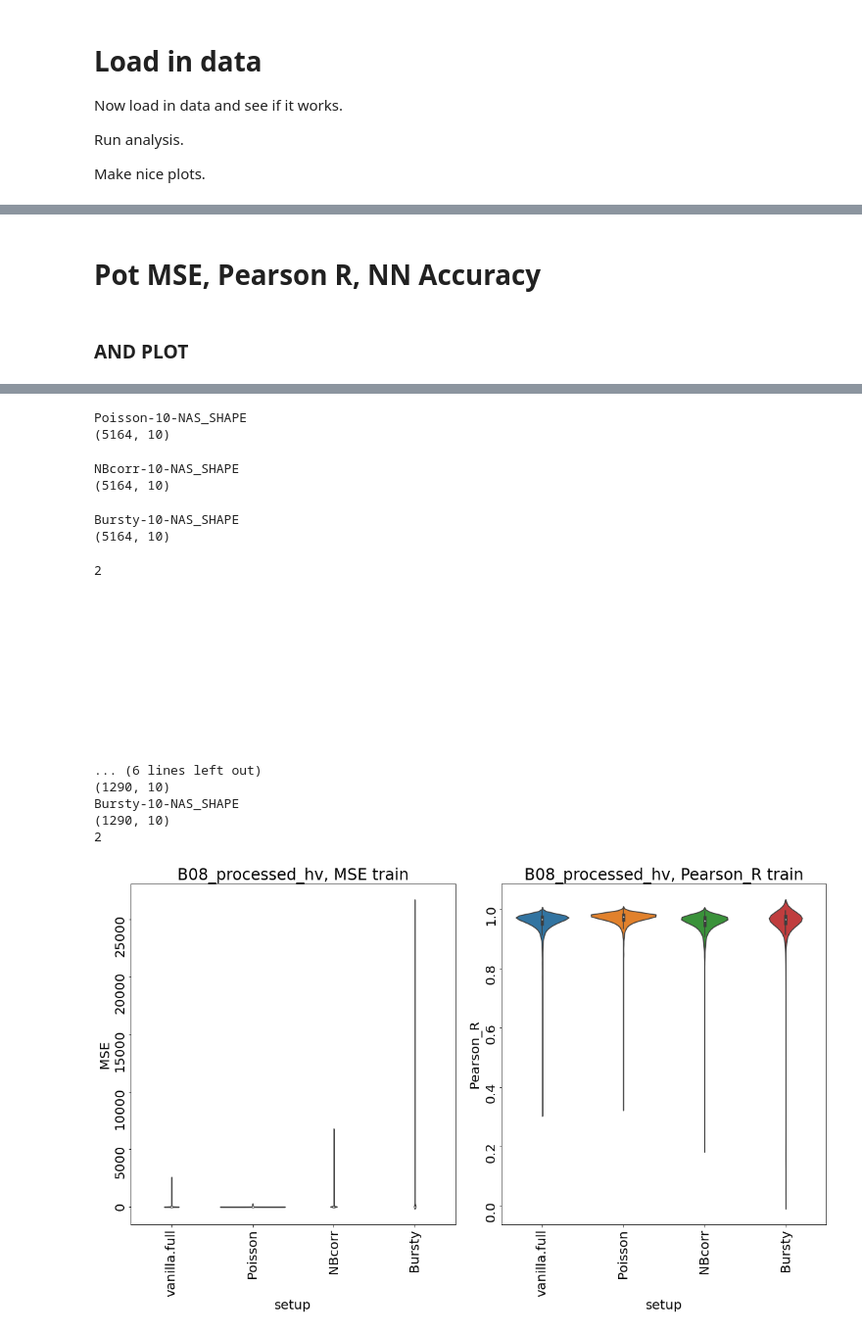
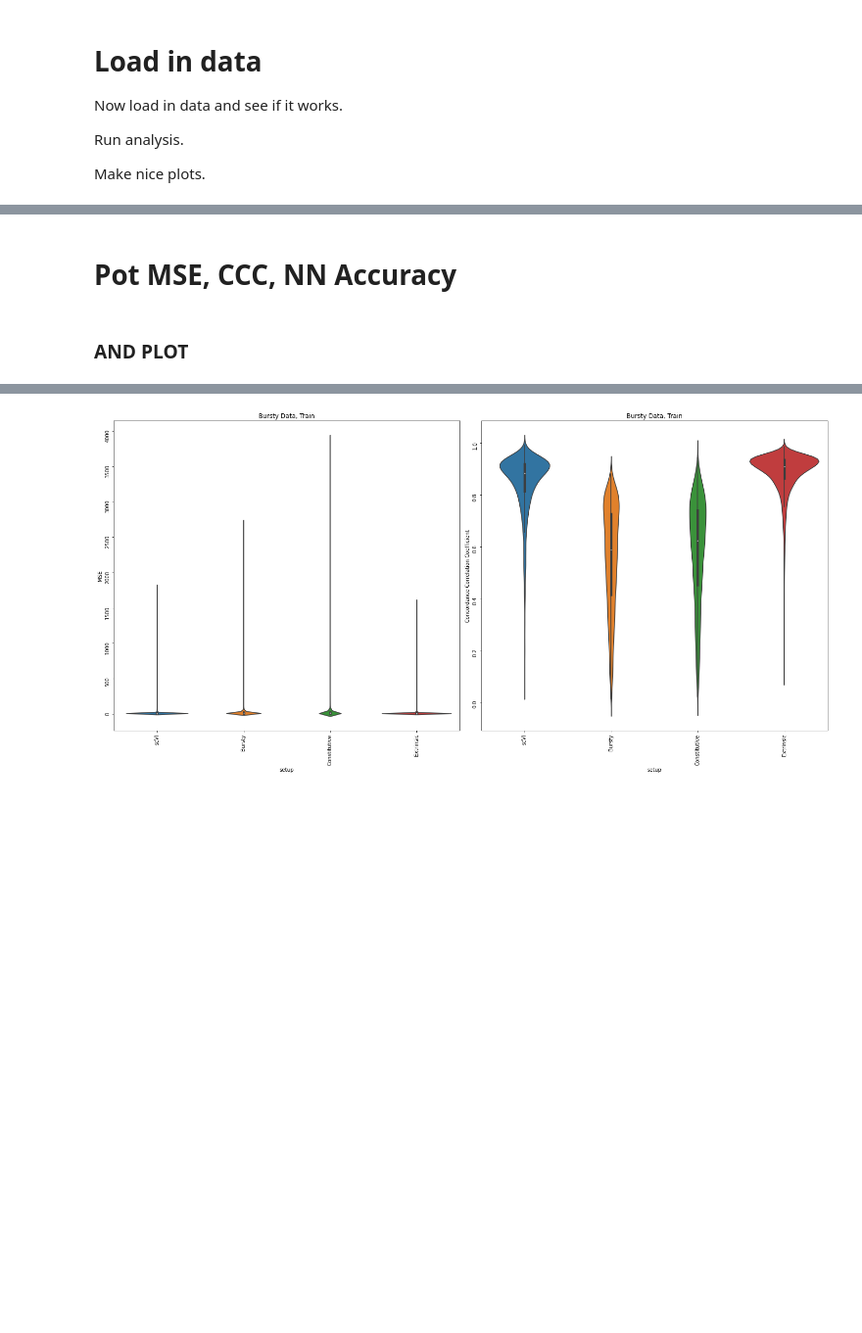
Before and after one commit to pachterlab/CGCCP_2023, a Jupyter notebook: Code/Notebooks/Analysis2_MSE.ipynb, the cells around one changed output, grey strips where cells are left out. Shown at 98% size. Cells and saved outputs as stored; diff of their text form; code cells hidden in the pictures; blank space fills up the shorter version.

```diff
--- a/Code/Notebooks/Analysis2_MSE.ipynb
+++ b/Code/Notebooks/Analysis2_MSE.ipynb
@@ -132,11 +133,13 @@ def get_metrics(name,results_dict,index,simulated_params = None):
 
       setup_metric_dict['MSE'] = np.array([ calc_MSE_1D(recon_means[i],obs_means[i]) for i in range(len(X_z)) ])
       setup_metric_dict['Pearson_R'] = np.array([ stats.pearsonr(recon_means[i], obs_means[i])[0] for i in range(len(X_z)) ])
+      setup_metric_dict['Concordance Correlation Coefficient'] = np.array([ ccc(recon_means[i], obs_means[i]) for i in range(len(X_z)) ])
 
     elif simulated_params is not None:
       print(cluster_assignments[0])
       setup_metric_dict['MSE'] = np.array([ calc_MSE_1D(recon_means[i],obs_means[cluster_assignments[i]]) for i in range(len(X_z)) ])
       setup_metric_dict['Pearson_R'] = np.array([ stats.pearsonr(recon_means[i], obs_means[cluster_assignments_[i]])[0] for i in range(len(X_z)) ])
+      setup_metric_dict['Concordance Correlation Coefficient'] = np.array([ ccc(recon_means[i], obs_means[cluster_assignments_[i]]) for i in range(len(X_z)) ])
 
     setup_metric_dict['nearest_neighbors'] = nn_percentages(X_z,cluster_assignments_)
 
@@ -179,23 +182,25 @@ adata = anndata.read_loom(data_dir+f'{name}.loom')
 if 'gene_name' in adata.var.columns:
     adata.var_names = adata.var['gene_name'].to_list()
 # %%
-if 'const' in name and simulated_params != None:
+if 'const' in name:
             obs_means_U = 1/10**simulated_params[:,:,0]
             obs_means_S = 1/10**simulated_params[:,:,1]
             obs_means = np.concatenate((obs_means_U,obs_means_S),axis=1)
-if 'bursty' in name and simulated_params != None:
+            obs_means_US = np.concatenate((obs_means_U,obs_means_S),axis=1)
+if 'bursty' in name:
             params = 10**simulated_params
             b,beta,gamma = params[:,:,0],params[:,:,1],params[:,:,2]
             obs_means_U = b/beta
             obs_means_S = b/gamma
             obs_means = np.concatenate((obs_means_U,obs_means_S),axis=1)
-if 'BVNB' in name and simulated_params != None:
+            obs_means_US = np.concatenate((obs_means_U,obs_means_S),axis=1)
+if 'extrinsic' in name:
             alpha = simulated_params[:,:,0]
             beta = 10**simulated_params[:,:,1]
             gamma = 10**simulated_params[:,:,2]
             obs_means_U =  alpha/beta
             obs_means_S = alpha/gamma
-            obs_means = np.concatenate((obs_means_U,obs_means_S),axis=1)
+            obs_means_US = np.concatenate((obs_means_U,obs_means_S),axis=1)
 # %%
 cell_types = results_dict.pop('Cell Type')
 
@@ -292,6 +323,9 @@ No artists with labels found to put in legend.  Note that artists whose label st
 # %% [markdown]
-# Pot MSE, Pearson R, NN Accuracy
+# Pot MSE, CCC, NN Accuracy
 # %%
+data_name_change = {'bursty_20ct_many' :'Bursty Data',
+                    'const_20ct_many' : 'Constitutive Data', 'extrinsic_20ct_many' : 'Extrinsic'}
+
 def get_df_plot(metric_df,metric):
   ''' Returns a dataframe in an easily plot-able format given metric_df and the metric targetted to plot.
   '''
@@ -317,14 +351,15 @@ def get_df_plot(metric_df,metric):
 
 def plot_metrics(metric_dict,name,metrics,T,zoom=None):
 
-  fig,axes = plt.subplots(1,len(metrics),figsize= (8*len(metrics),10))
+  fig,axes = plt.subplots(1,len(metrics),figsize= (10*len(metrics),10))
   print(len(axes))
   #plt.xticks(rotation=90)
   for i,m in enumerate(metrics):
     ax = axes[i]
     plot_df = get_df_plot(metric_dict,m)
     _ = sns.violinplot(x="variable", y="value", data=plot_df.melt().dropna(),ax=ax)
-    ax.set_title(f'{name}, {m} {T}')
+    name_ = data_name_change[name]
+    ax.set_title(f'{name_}, {T}')
     ax.tick_params(labelrotation=90)
     if zoom is not None:
         ax.set_ylim(0,100)
@@ -335,32 +370,35 @@ def plot_metrics(metric_dict,name,metrics,T,zoom=None):
 # %% [markdown]
 ### AND PLOT
 # %%
-# # Calculate MSE, Pearson R, and Nearest Neighbor accuracy
+# # Calculate MSE, CCC, and Nearest Neighbor accuracy
 
-for T in ['train','test']:
+for T in ['Train','Test']:
 
-    if T == 'train':
+    if T == 'Train':
         index = train_index
-    if T == 'test':
+    if T == 'Test':
         index = test_index
 
 
     metric_dict = get_metrics(name,results_dict,index,simulated_params)
 
-    metrics = ['MSE','Pearson_R']
+    metrics = ['MSE','Concordance Correlation Coefficient']
     plot_metrics(metric_dict,name,metrics,T,zoom=None)
-    plt.savefig(f'../../results/{name}_figs/MSE_Pearson_R_{T}.png')
+    #plt.savefig(f'../../results/{name}_figs/MSE_CCC_{T}.png')
 
 #     metrics = ['Pearson_R','Pearson_R']
 #     plot_metrics(metric_dict,name,metrics,T)
+
     #plt.savefig(f'../results/{name}_figs/Pearson_R_{T}.png')
 
     plot_df = get_df_plot(metric_dict,metric='nearest_neighbors')
     plt.figure(figsize=(11, 8))
     sns.boxplot(x="variable", y="value", data=plot_df.melt().dropna())
     plt.xticks(rotation=90)
-    plt.xlabel('setup')
-    plt.ylabel('Nearest Neighbor Percentage')
-    plt.title(f'data: {name}, Nearest Neighbor, {T}')
-    plt.savefig(f'../../results/{name}_figs/nn_percentages_{T}.png')
+    plt.xlabel('setup',fontsize=fs)
+    name_ = data_name_change[name]
+    print(name_)
+    plt.ylabel('Nearest Neighbor Percentage',fontsize=fs)
+    plt.title(f'{name_}, {T}',fontsize=fs)
+    #plt.savefig(f'../../results/{name}_figs/nn_percentages_{T}.png',bbox_inches='tight')
 # %% [output]
@@ -369,24 +422 @@ vanilla.full-10-NAS_SHAPE
-Poisson-10-NAS_SHAPE
-(5164, 10)
-NBcorr-10-NAS_SHAPE
-(5164, 10)
-Bursty-10-NAS_SHAPE
-(5164, 10)
-2
-
-
-
-
-
-
-
-
-
-
-
-... (6 lines left out)
-(1290, 10)
-Bursty-10-NAS_SHAPE
-(1290, 10)
-2
-[figure, old version]
+[figure, new version]
```
Also changed, not shown: parts of 18 cells of this notebook, 9 other files.
